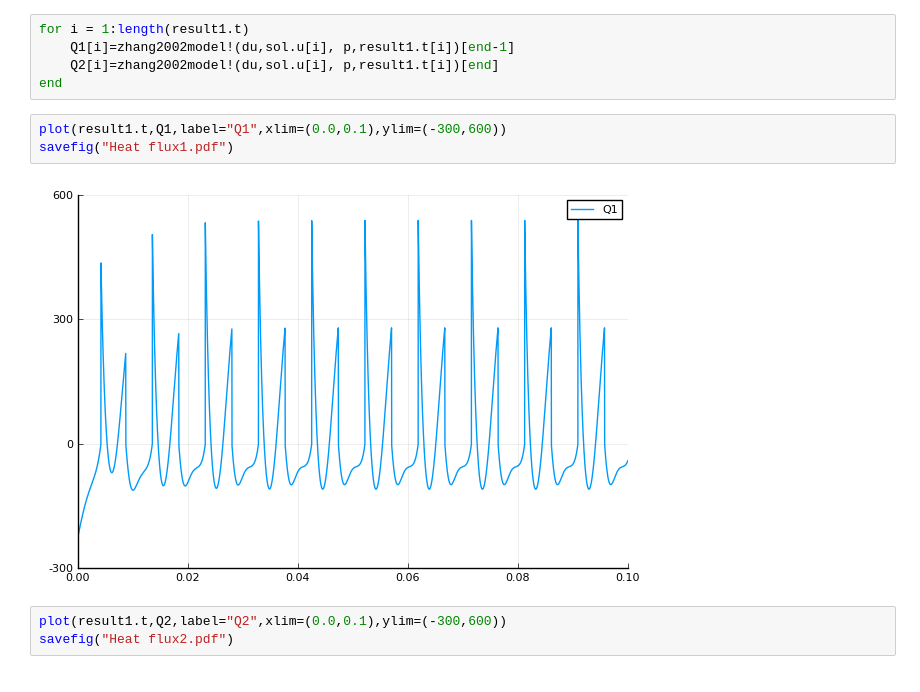
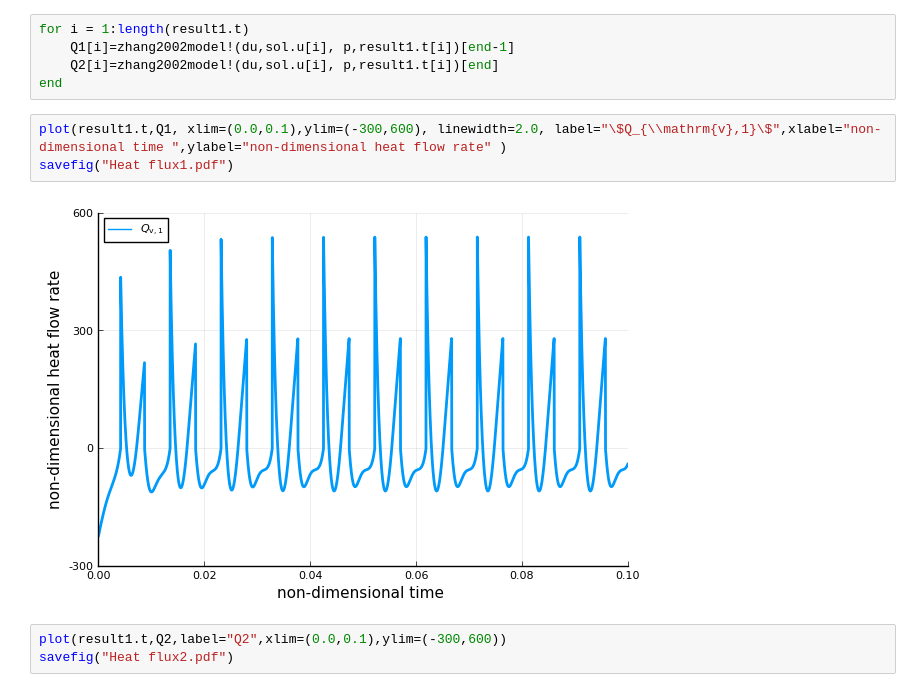
Before and after one commit to liyuxuan48/OneDThermalFlow, a Jupyter notebook: examples/U shape PHP dynamics.ipynb, the cells around one changed output. Saved outputs shown, nothing was run; the diff lists cells and outputs as text.

```diff
--- a/examples/U shape PHP dynamics.ipynb
+++ b/examples/U shape PHP dynamics.ipynb
@@ -185,10 +192,10 @@ for i = 1:length(result1.t)
     Q2[i]=zhang2002model!(du,sol.u[i], p,result1.t[i])[end]
 end
 # %%
-plot(result1.t,Q1,label="Q1",xlim=(0.0,0.1),ylim=(-300,600))
+plot(result1.t,Q1, xlim=(0.0,0.1),ylim=(-300,600), linewidth=2.0, label="\$Q_{\\mathrm{v},1}\$",xlabel="non-dimensional time ",ylabel="non-dimensional heat flow rate" )
 savefig("Heat flux1.pdf")
 # %% [output]
-[figure, old version]
+[figure, new version]
 # %%
 plot(result1.t,Q2,label="Q2",xlim=(0.0,0.1),ylim=(-300,600))
 savefig("Heat flux2.pdf")
```
Also changed, not shown: parts of 5 cells of this notebook, 2 other files.
